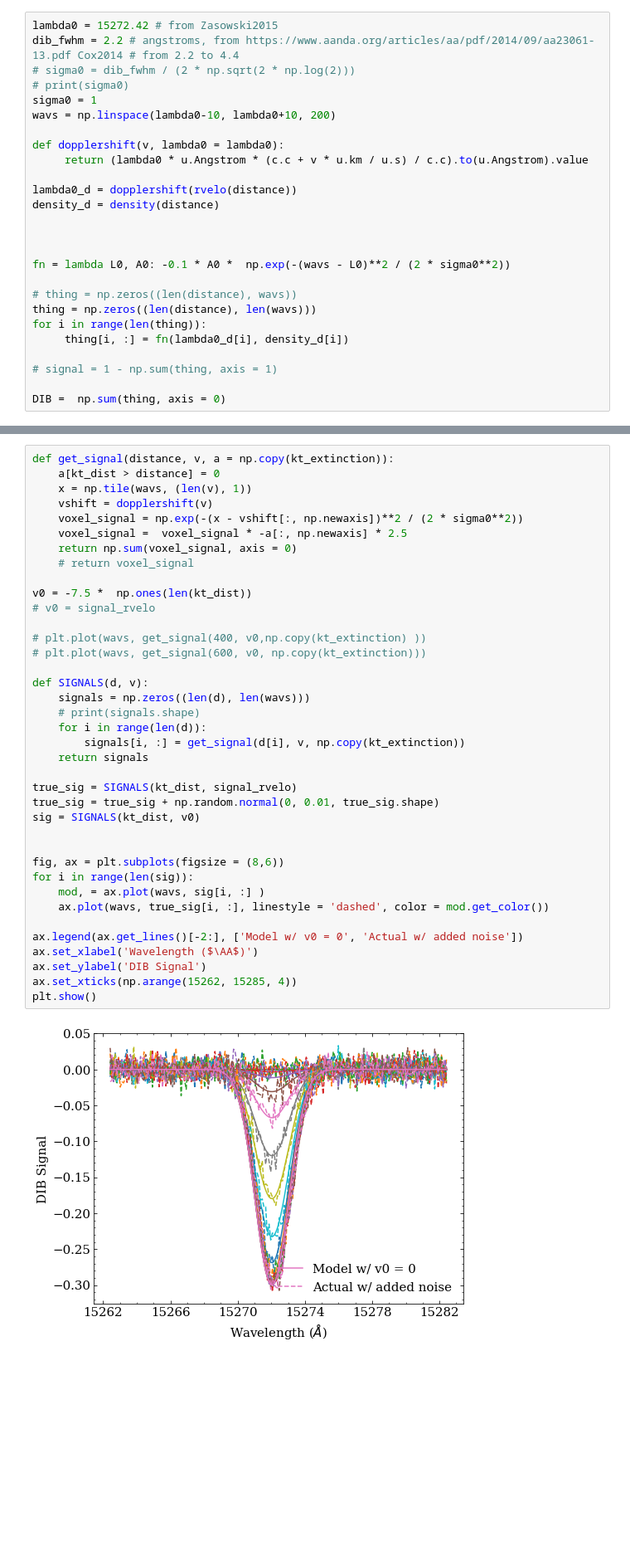
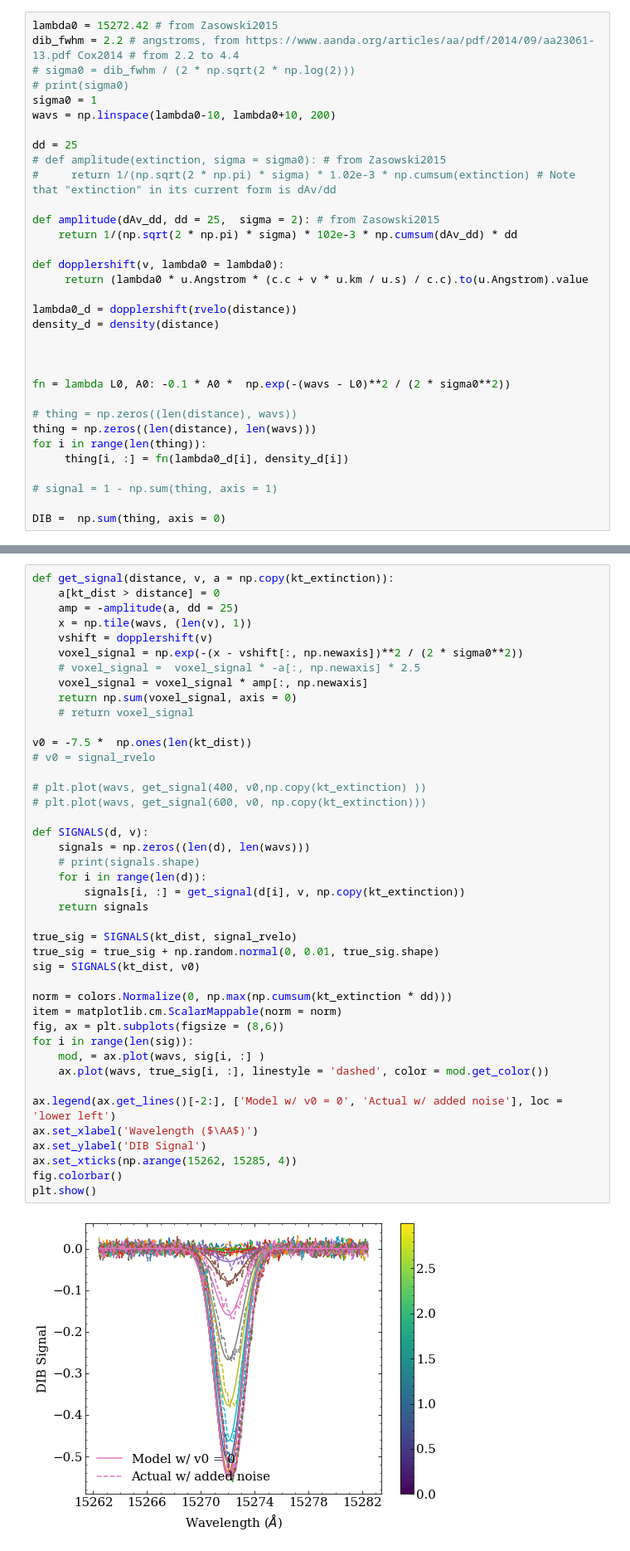
Before and after one commit to aidantmcb/DIBModeling, a Jupyter notebook: model.ipynb, the cells around one changed output, grey strips where cells are left out. Shown at 83% size. Cells and saved outputs as stored; diff of their text form; blank space fills up the shorter version.

Commit message:
DIB extinction scaling from Zasowski2015

```diff
--- a/model.ipynb
+++ b/model.ipynb
@@ -66,6 +69,13 @@ dib_fwhm = 2.2 # angstroms, from https://www.aanda.org/articles/aa/pdf/2014/09/a
 # print(sigma0)
 sigma0 = 1
 wavs = np.linspace(lambda0-10, lambda0+10, 200)
+
+dd = 25
+# def amplitude(extinction, sigma = sigma0): # from Zasowski2015
+#     return 1/(np.sqrt(2 * np.pi) * sigma) * 1.02e-3 * np.cumsum(extinction) # Note that "extinction" in its current form is dAv/dd
+
+def amplitude(dAv_dd, dd = 25,  sigma = 2): # from Zasowski2015
+    return 1/(np.sqrt(2 * np.pi) * sigma) * 102e-3 * np.cumsum(dAv_dd) * dd
 
 def dopplershift(v, lambda0 = lambda0):
      return (lambda0 * u.Angstrom * (c.c + v * u.km / u.s) / c.c).to(u.Angstrom).value
@@ -113,43 +132,47 @@ signal_resolution = len(signal_dist)
 # %%
 def get_signal(distance, v, a = np.copy(kt_extinction)):
     a[kt_dist > distance] = 0
+    amp = -amplitude(a, dd = 25)
     x = np.tile(wavs, (len(v), 1))
     vshift = dopplershift(v)
     voxel_signal = np.exp(-(x - vshift[:, np.newaxis])**2 / (2 * sigma0**2))
-    voxel_signal =  voxel_signal * -a[:, np.newaxis] * 2.5
+    # voxel_signal =  voxel_signal * -a[:, np.newaxis] * 2.5
+    voxel_signal = voxel_signal * amp[:, np.newaxis]
     return np.sum(voxel_signal, axis = 0)
     # return voxel_signal
 
 v0 = -7.5 *  np.ones(len(kt_dist))
 # v0 = signal_rvelo
 
 # plt.plot(wavs, get_signal(400, v0,np.copy(kt_extinction) ))
 # plt.plot(wavs, get_signal(600, v0, np.copy(kt_extinction)))
 
 def SIGNALS(d, v):
     signals = np.zeros((len(d), len(wavs)))
     # print(signals.shape)
     for i in range(len(d)):
         signals[i, :] = get_signal(d[i], v, np.copy(kt_extinction))
     return signals
 
 true_sig = SIGNALS(kt_dist, signal_rvelo)
 true_sig = true_sig + np.random.normal(0, 0.01, true_sig.shape)
 sig = SIGNALS(kt_dist, v0)
 
-
+norm = colors.Normalize(0, np.max(np.cumsum(kt_extinction * dd)))
+item = matplotlib.cm.ScalarMappable(norm = norm)
 fig, ax = plt.subplots(figsize = (8,6))
 for i in range(len(sig)):
     mod, = ax.plot(wavs, sig[i, :] )
     ax.plot(wavs, true_sig[i, :], linestyle = 'dashed', color = mod.get_color())
 
-ax.legend(ax.get_lines()[-2:], ['Model w/ v0 = 0', 'Actual w/ added noise'])
+ax.legend(ax.get_lines()[-2:], ['Model w/ v0 = 0', 'Actual w/ added noise'], loc = 'lower left')
 ax.set_xlabel('Wavelength ($\AA$)')
 ax.set_ylabel('DIB Signal')
 ax.set_xticks(np.arange(15262, 15285, 4))
+fig.colorbar()
 plt.show()
 # %% [output]
-[figure, old version]
+[figure, new version]
 # %%
 def minimize_this(v):
     sig = SIGNALS(kt_dist, v)
```
Also changed, not shown: parts of 6 cells of this notebook.
